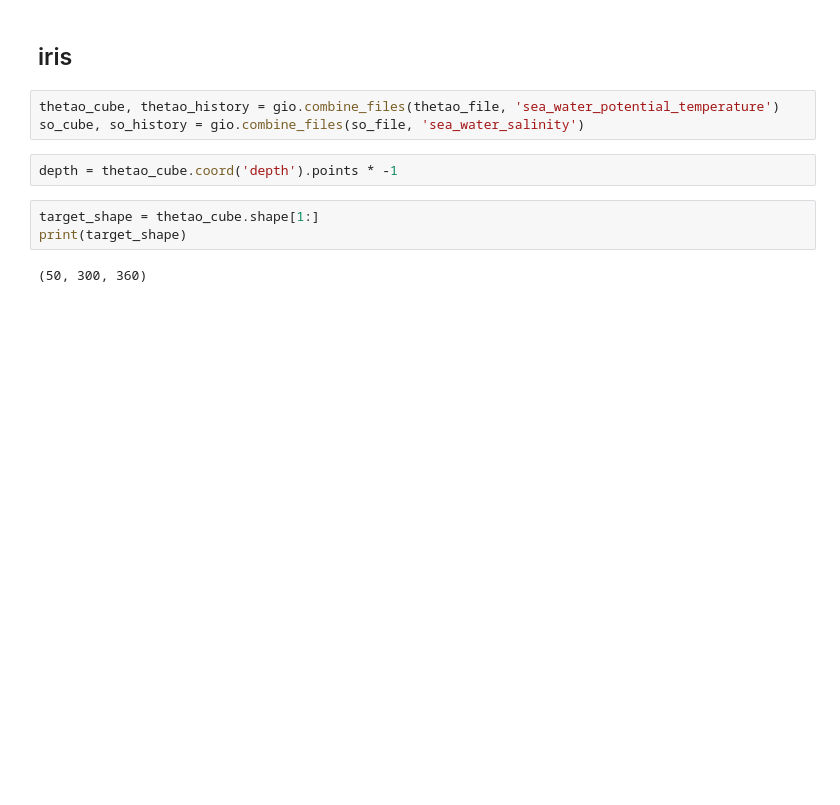
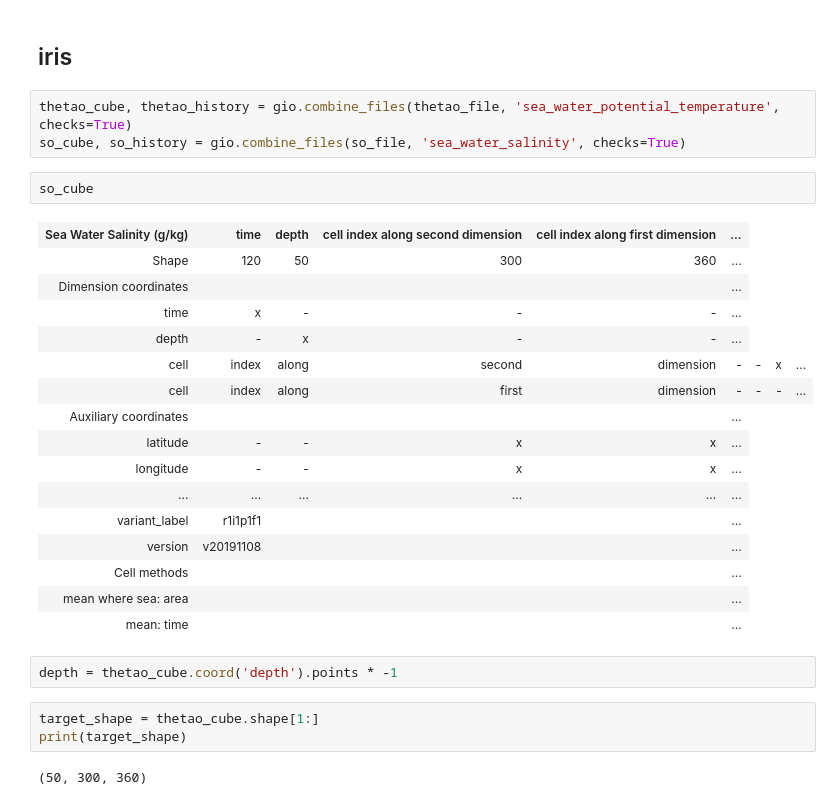
Before and after one commit to DamienIrving/ocean-analysis, a Jupyter notebook: development/gsw.ipynb, the cells around one changed output. Cells and saved outputs as stored; diff of their text form; blank space fills up the shorter version.

```diff
--- a/development/gsw.ipynb
+++ b/development/gsw.ipynb
@@ -86,8 +87,27 @@ array(0.00016766)
 # %% [markdown]
 ## iris
 # %%
-thetao_cube, thetao_history = gio.combine_files(thetao_file, 'sea_water_potential_temperature')
-so_cube, so_history = gio.combine_files(so_file, 'sea_water_salinity')
+thetao_cube, thetao_history = gio.combine_files(thetao_file, 'sea_water_potential_temperature', checks=True)
+so_cube, so_history = gio.combine_files(so_file, 'sea_water_salinity', checks=True)
+# %%
+so_cube
+# %% [output]
+| Sea Water Salinity (g/kg) | time | depth | cell index along second dimension | cell index along first dimension | ... |
+| Shape | 120 | 50 | 300 | 360 | ... |
+| Dimension coordinates |  |  |  |  | ... |
+| time | x | - | - | - | ... |
+| depth | - | x | - | - | ... |
+| cell | index | along | second | dimension | - | - | x | ... |
+| cell | index | along | first | dimension | - | - | - | ... |
+| Auxiliary coordinates |  |  |  |  | ... |
+| latitude | - | - | x | x | ... |
+| longitude | - | - | x | x | ... |
+| ... | ... | ... | ... | ... | ... |
+| variant_label | r1i1p1f1 |  |  |  | ... |
+| version | v20191108 |  |  |  | ... |
+| Cell methods |  |  |  |  | ... |
+| mean where sea: area |  |  |  |  | ... |
+| mean: time |  |  |  |  | ... |
 # %%
 depth = thetao_cube.coord('depth').points * -1
 # %%
```
Also changed, not shown: parts of 6 cells of this notebook, 1 other file.
